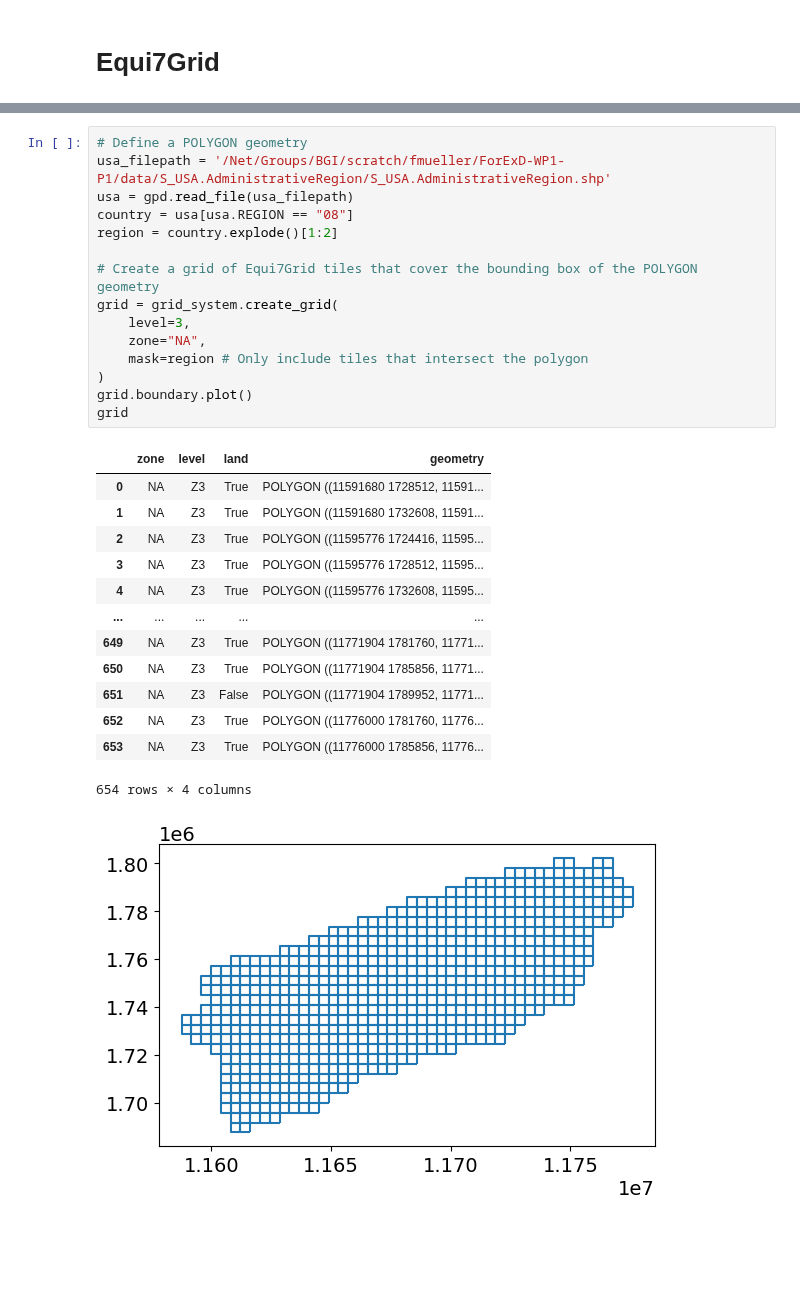
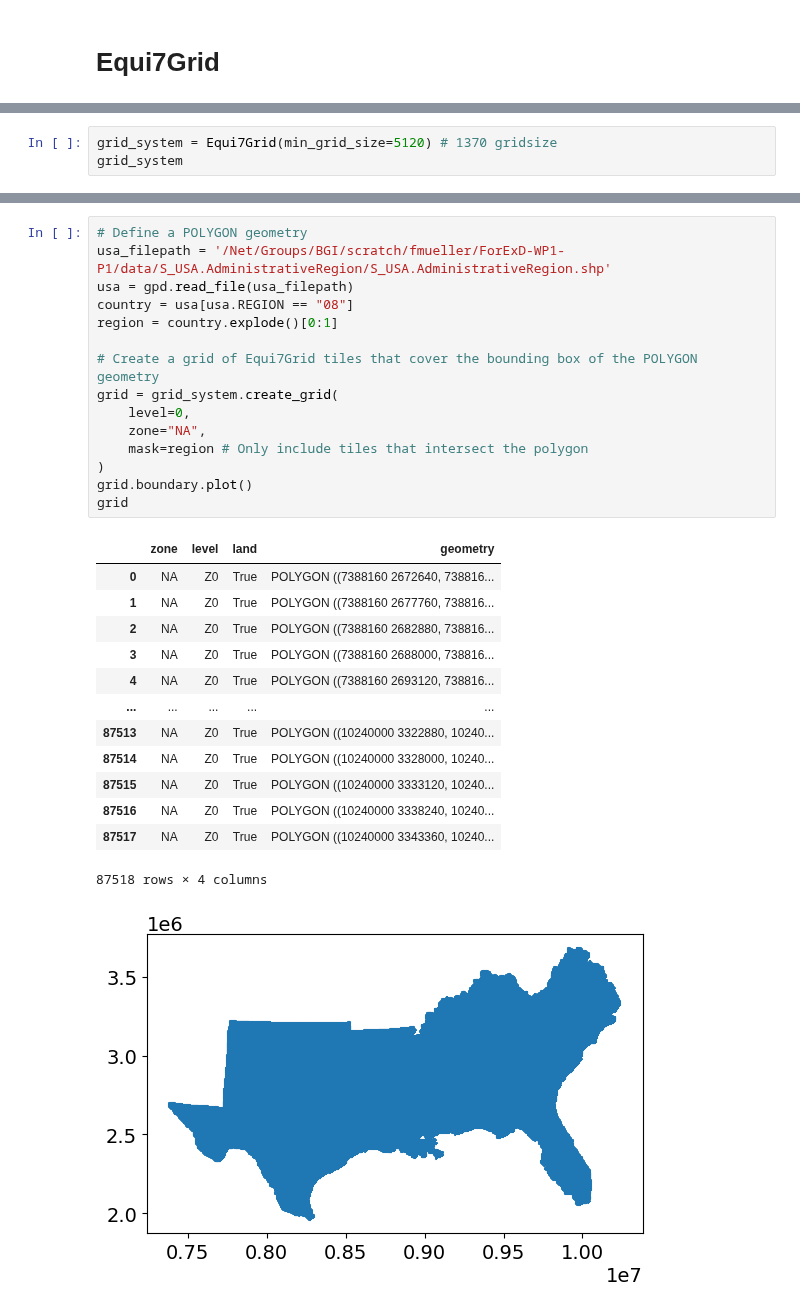
Before and after one commit to Franziska279/ForExD-WP1-P1, a Jupyter notebook: src/04_2_equi7_grid.ipynb, the cells around one changed output, grey strips where cells are left out. Cells and saved outputs as stored; diff of their text form; blank space fills up the shorter version.

```diff
--- a/src/04_2_equi7_grid.ipynb
+++ b/src/04_2_equi7_grid.ipynb
@@ -51,0 +54,3 @@ max_grid_size: 2097152 meters
+# %%
+grid_system = Equi7Grid(min_grid_size=5120) # 1370 gridsize
+grid_system
@@ -52,30 +64,30 @@ max_grid_size: 2097152 meters
 # %%
 # Define a POLYGON geometry
 usa_filepath = '/Net/Groups/BGI/scratch/fmueller/ForExD-WP1-P1/data/S_USA.AdministrativeRegion/S_USA.AdministrativeRegion.shp'
 usa = gpd.read_file(usa_filepath)
 country = usa[usa.REGION == "08"]
-region = country.explode()[1:2]
+region = country.explode()[0:1]
 
 # Create a grid of Equi7Grid tiles that cover the bounding box of the POLYGON geometry
 grid = grid_system.create_grid(
-    level=3,
+    level=0,
     zone="NA",
     mask=region # Only include tiles that intersect the polygon
 )
 grid.boundary.plot()
 grid
 # %% [output]
 |  | zone | level | land | geometry |
-| 0 | NA | Z3 | True | POLYGON ((11591680 1728512, 11591... |
-| 1 | NA | Z3 | True | POLYGON ((11591680 1732608, 11591... |
-| 2 | NA | Z3 | True | POLYGON ((11595776 1724416, 11595... |
-| 3 | NA | Z3 | True | POLYGON ((11595776 1728512, 11595... |
-| 4 | NA | Z3 | True | POLYGON ((11595776 1732608, 11595... |
+| 0 | NA | Z0 | True | POLYGON ((7388160 2672640, 738816... |
+| 1 | NA | Z0 | True | POLYGON ((7388160 2677760, 738816... |
+| 2 | NA | Z0 | True | POLYGON ((7388160 2682880, 738816... |
+| 3 | NA | Z0 | True | POLYGON ((7388160 2688000, 738816... |
+| 4 | NA | Z0 | True | POLYGON ((7388160 2693120, 738816... |
 | ... | ... | ... | ... | ... |
-| 649 | NA | Z3 | True | POLYGON ((11771904 1781760, 11771... |
-| 650 | NA | Z3 | True | POLYGON ((11771904 1785856, 11771... |
-| 651 | NA | Z3 | False | POLYGON ((11771904 1789952, 11771... |
-| 652 | NA | Z3 | True | POLYGON ((11776000 1781760, 11776... |
-| 653 | NA | Z3 | True | POLYGON ((11776000 1785856, 11776... |
+| 87513 | NA | Z0 | True | POLYGON ((10240000 3322880, 10240... |
+| 87514 | NA | Z0 | True | POLYGON ((10240000 3328000, 10240... |
+| 87515 | NA | Z0 | True | POLYGON ((10240000 3333120, 10240... |
+| 87516 | NA | Z0 | True | POLYGON ((10240000 3338240, 10240... |
+| 87517 | NA | Z0 | True | POLYGON ((10240000 3343360, 10240... |
-654 rows × 4 columns
+87518 rows × 4 columns
-[figure, old version]
+[figure, new version]
```
Also changed, not shown: parts of 22 cells of this notebook.
